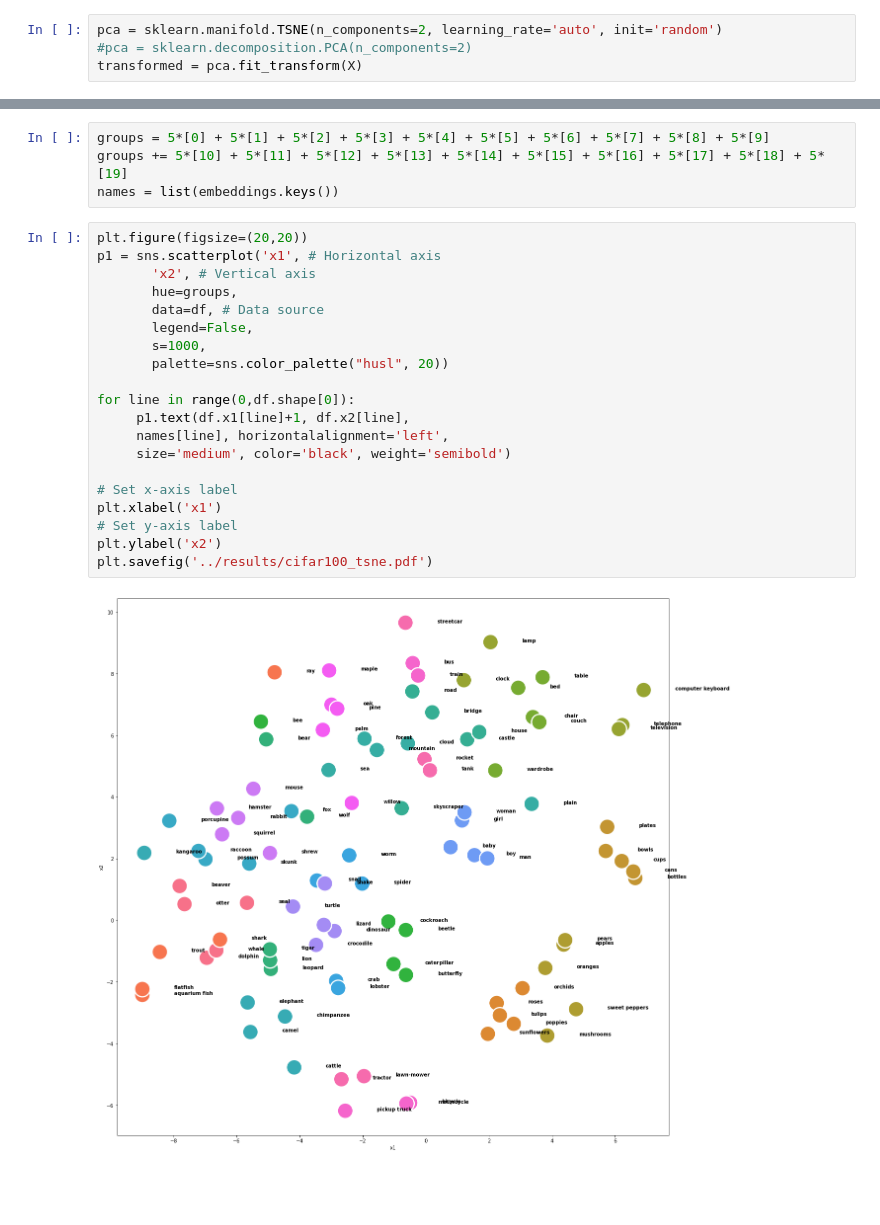
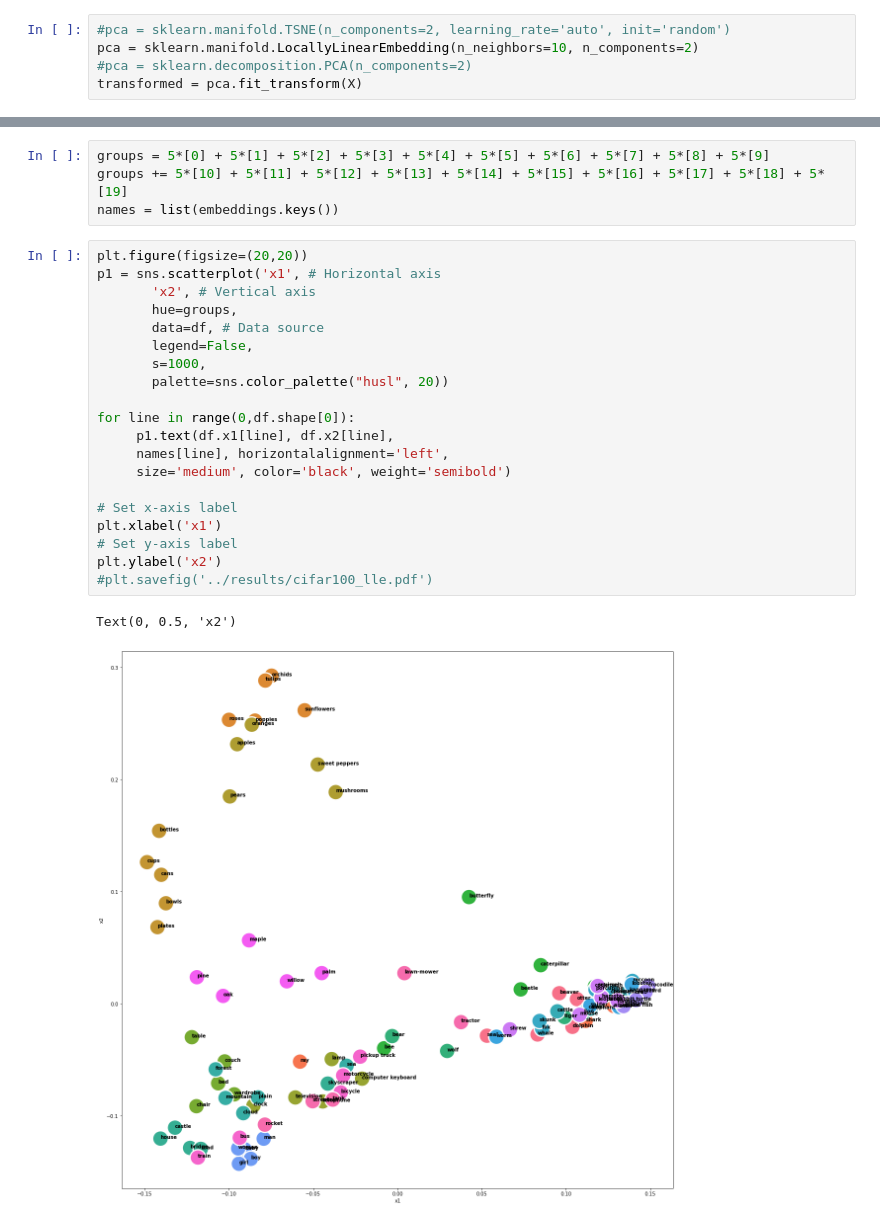
Before and after one commit to wendlerc/llm_labels, a Jupyter notebook: notebooks/visualize embeddings.ipynb, the cells around one changed output, grey strips where cells are left out. Saved outputs shown, nothing was run; the diff lists cells and outputs as text; blank space fills up the shorter version.

Commit message:
locally linear embedding

```diff
--- a/notebooks/visualize embeddings.ipynb
+++ b/notebooks/visualize embeddings.ipynb
@@ -14,7 +14,8 @@ with open(fname, 'r') as f:
 # %%
 X = np.asarray(list(embeddings.values()))
 # %%
-pca = sklearn.manifold.TSNE(n_components=2, learning_rate='auto', init='random')
+#pca = sklearn.manifold.TSNE(n_components=2, learning_rate='auto', init='random')
+pca = sklearn.manifold.LocallyLinearEmbedding(n_neighbors=10, n_components=2)
 #pca = sklearn.decomposition.PCA(n_components=2)
 transformed = pca.fit_transform(X)
 # %%
@@ -44,22 +45,23 @@ names = list(embeddings.keys())
 # %%
 plt.figure(figsize=(20,20))
 p1 = sns.scatterplot('x1', # Horizontal axis
        'x2', # Vertical axis
        hue=groups,
        data=df, # Data source
        legend=False,
        s=1000,
        palette=sns.color_palette("husl", 20))
 
 for line in range(0,df.shape[0]):
-     p1.text(df.x1[line]+1, df.x2[line],
+     p1.text(df.x1[line], df.x2[line],
      names[line], horizontalalignment='left',
      size='medium', color='black', weight='semibold')
 
 # Set x-axis label
 plt.xlabel('x1')
 # Set y-axis label
 plt.ylabel('x2')
-plt.savefig('../results/cifar100_tsne.pdf')
+#plt.savefig('../results/cifar100_lle.pdf')
 # %% [output]
+Text(0, 0.5, 'x2')
-[figure, old version]
+[figure, new version]
```
Also changed, not shown: parts of 1 cell of this notebook, 1 other file.
